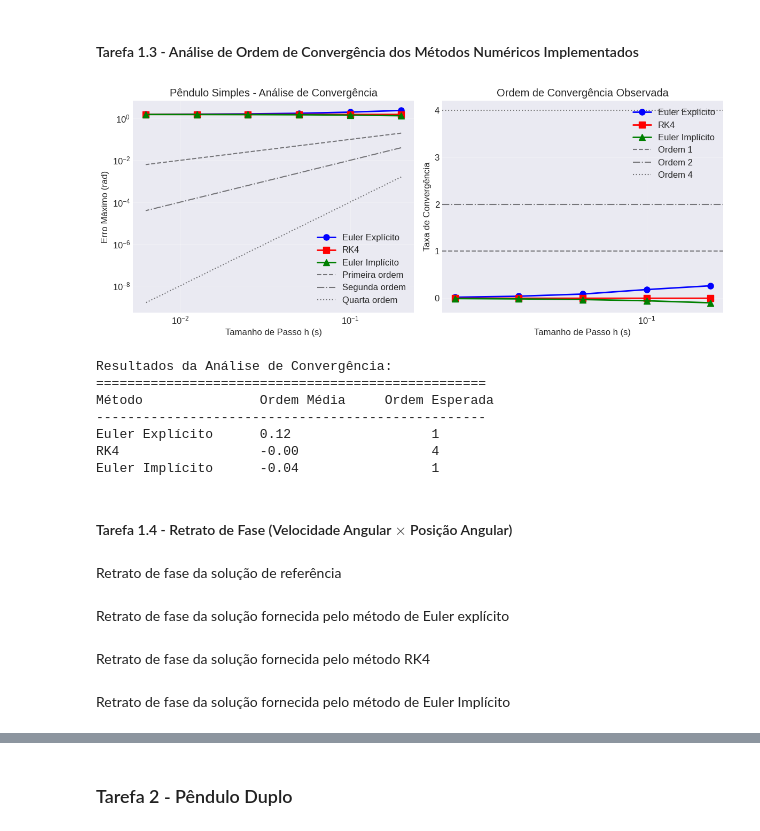
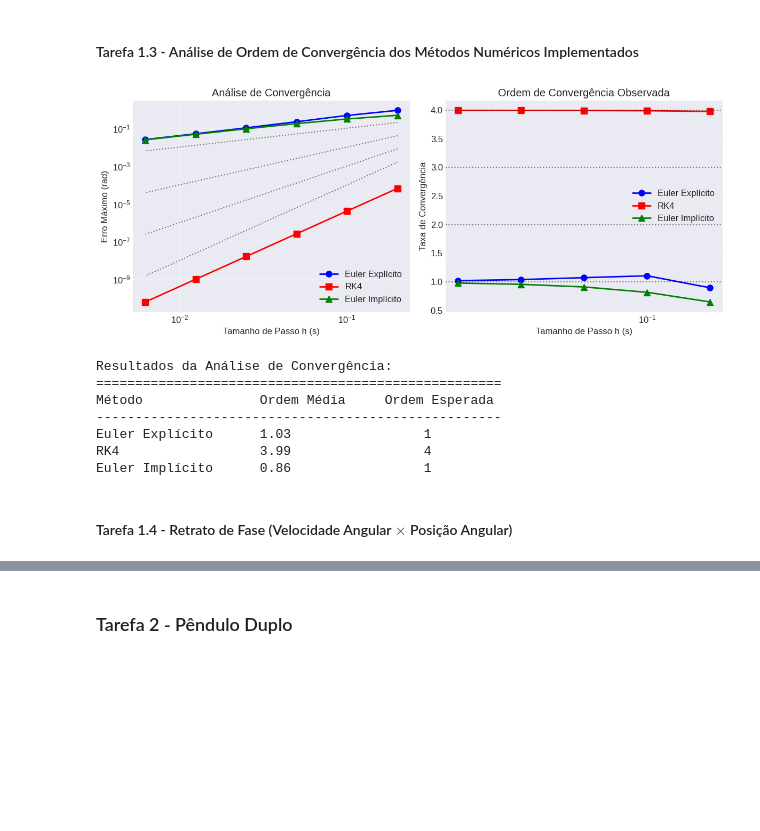
Before and after one commit to cody-setti/Trabalhos_MNED, a Jupyter notebook: T2/codigo/codigo-T2-MNED.ipynb, the cells around one changed output, grey strips where cells are left out. Saved outputs shown, nothing was run; the diff lists cells and outputs as text; code cells hidden in the pictures; blank space fills up the shorter version.

```diff
--- a/T2/codigo/codigo-T2-MNED.ipynb
+++ b/T2/codigo/codigo-T2-MNED.ipynb
@@ -168,7 +167,7 @@ p0 = 0
 # %% [markdown]
 Domínio temporal considerado:
 # %%
-t_span = [0, 20]
+t_span = [0, 26]
 # %% [markdown]
 Discretização da evolução temporal elegida:
 # %%
@@ -234,91 +215,85 @@ def empirical_convergence_order(method):
 
     for h in h_values:
         # Aplicar método com tamanho de passo atual
-        t, u = method(pendulum_system, u0, t_span, h)
+        t, U = method(pendulum_system, u0, t_span, h)
 
         # Resgatar solução de referência (nos mesmos pontos da solução aproximada)
         q_ref, _ = RefSolution(q0, t)
 
         # Erro dado pelo ponto de maior discrepância entre as soluções
-        error_h = np.max(np.abs(u[:,0]) - q_ref)
+        error_h = np.max(np.abs(U[:,0] - q_ref))
         errors.append(error_h)
 
     errors = np.array(errors)
 
     # Calcular ordem de convergência
-    rates = []
+    orders = []
     for i in range(len(errors)-1):
-        rate = np.log(errors[i]/errors[i+1]) / np.log(h_values[i]/h_values[i+1])
-        rates.append(rate)
+        order = np.log(errors[i]/errors[i+1]) / np.log(h_values[i]/h_values[i+1])
+        orders.append(order)
 
-    return h_values, errors, rates
+    return h_values, errors, orders
 # %%
-h_values, err_euler   , rates_euler    = empirical_convergence_order(euler_explicit)
-h_values, err_rk4     , rates_rk4      = empirical_convergence_order(rk4)
-h_values, err_implicit, rates_implicit = empirical_convergence_order(euler_implicit)
+h_values, err_euler   , orders_euler    = empirical_convergence_order(euler_explicit)
+h_values, err_rk4     , orders_rk4      = empirical_convergence_order(rk4)
+h_values, err_implicit, orders_implicit = empirical_convergence_order(euler_implicit)
 # %%
 # Plotar convergência dos métodos
 plt.figure(figsize=(12, 5))
 
 # Erro vs Tamanho de Passo (Temporal)
 plt.subplot(1, 2, 1)
 plt.loglog(h_values, err_euler   , 'bo-', label='Euler Explícito', linewidth=2, markersize=8)
 plt.loglog(h_values, err_rk4     , 'rs-', label='RK4'            , linewidth=2, markersize=8)
 plt.loglog(h_values, err_implicit, 'g^-', label='Euler Implícito', linewidth=2, markersize=8)
 
 # Linhas de referência
-plt.loglog(h_values, h_values   , 'k--', alpha=0.5, label='Primeira ordem')
-plt.loglog(h_values, h_values**2, 'k-.', alpha=0.5, label='Segunda ordem')
-plt.loglog(h_values, h_values**4, 'k:' , alpha=0.5, label='Quarta ordem')
+plt.loglog(h_values, h_values   , 'k:', alpha=0.5)
+plt.loglog(h_values, h_values**2, 'k:', alpha=0.5)
+plt.loglog(h_values, h_values**3, 'k:', alpha=0.5)
+plt.loglog(h_values, h_values**4, 'k:', alpha=0.5)
 
 plt.xlabel('Tamanho de Passo h (s)')
 plt.ylabel('Erro Máximo (rad)')
-plt.title('Pêndulo Simples - Análise de Convergência')
+plt.title('Análise de Convergência')
 plt.legend()
 plt.grid(True, alpha=0.3)
 
 # Taxas de convergência
 plt.subplot(1, 2, 2)
-plt.plot(h_values[:-1], rates_euler   , 'bo-', label='Euler Explícito', linewidth=2, markersize=8)
-plt.plot(h_values[:-1], rates_rk4     , 'rs-', label='RK4'            , linewidth=2, markersize=8)
-plt.plot(h_values[:-1], rates_implicit, 'g^-', label='Euler Implícito', linewidth=2, markersize=8)
-plt.axhline(y=1, color='k', linestyle='--', alpha=0.5, label='Ordem 1')
-plt.axhline(y=2, color='k', linestyle='-.', alpha=0.5, label='Ordem 2')
-plt.axhline(y=4, color='k', linestyle=':' , alpha=0.5, label='Ordem 4')
+plt.plot(h_values[:-1], orders_euler   , 'bo-', label='Euler Explícito', linewidth=2, markersize=8)
+plt.plot(h_values[:-1], orders_rk4     , 'rs-', label='RK4'            , linewidth=2, markersize=8)
+plt.plot(h_values[:-1], orders_implicit, 'g^-', label='Euler Implícito', linewidth=2, markersize=8)
+plt.axhline(y=1, color='k', linestyle=':', alpha=0.5)
+plt.axhline(y=2, color='k', linestyle=':', alpha=0.5)
+plt.axhline(y=3, color='k', linestyle=':', alpha=0.5)
+plt.axhline(y=4, color='k', linestyle=':', alpha=0.5)
 plt.xlabel('Tamanho de Passo h (s)')
 plt.ylabel('Taxa de Convergência')
 plt.title('Ordem de Convergência Observada')
 plt.legend()
 plt.grid(True, alpha=0.3)
 plt.xscale('log')
 
 plt.tight_layout()
 plt.show()
 
 # Imprimir taxas de convergência
 print("Resultados da Análise de Convergência:")
-print("="*50)
+print("="*52)
 print(f"{'Método':<20} {'Ordem Média':<15} {'Ordem Esperada':<15}")
-print("-"*50)
-print(f"{'Euler Explícito':<20} {np.mean(rates_euler):.2f}                  {1}")
-print(f"{'RK4':<20} {np.mean(rates_rk4):.2f}                 {4}")
-print(f"{'Euler Implícito':<20} {np.mean(rates_implicit):.2f}                 {1}")
+print("-"*52)
+print(f"{'Euler Explícito':<20} {np.mean(orders_euler):.2f}                 {1}")
+print(f"{'RK4':<20} {np.mean(orders_rk4):.2f}                 {4}")
+print(f"{'Euler Implícito':<20} {np.mean(orders_implicit):.2f}                 {1}")
 # %% [output]
-[figure, old version]
+[figure, new version]
 Resultados da Análise de Convergência:
-==================================================
+====================================================
 Método               Ordem Média     Ordem Esperada
---------------------------------------------------
-Euler Explícito      0.12                  1
-RK4                  -0.00                 4
-Euler Implícito      -0.04                 1
+----------------------------------------------------
+Euler Explícito      1.03                 1
+RK4                  3.99                 4
+Euler Implícito      0.86                 1
 # %% [markdown]
 #### Tarefa 1.4 - Retrato de Fase (Velocidade Angular $\times$ Posição Angular)
-# %% [markdown]
-Retrato de fase da solução de referência
-# %% [markdown]
-Retrato de fase da solução fornecida pelo método de Euler explícito
-# %% [markdown]
-Retrato de fase da solução fornecida pelo método RK4
-# %% [markdown]
-Retrato de fase da solução fornecida pelo método de Euler Implícito
```
Also changed, not shown: parts of 11 cells of this notebook.
